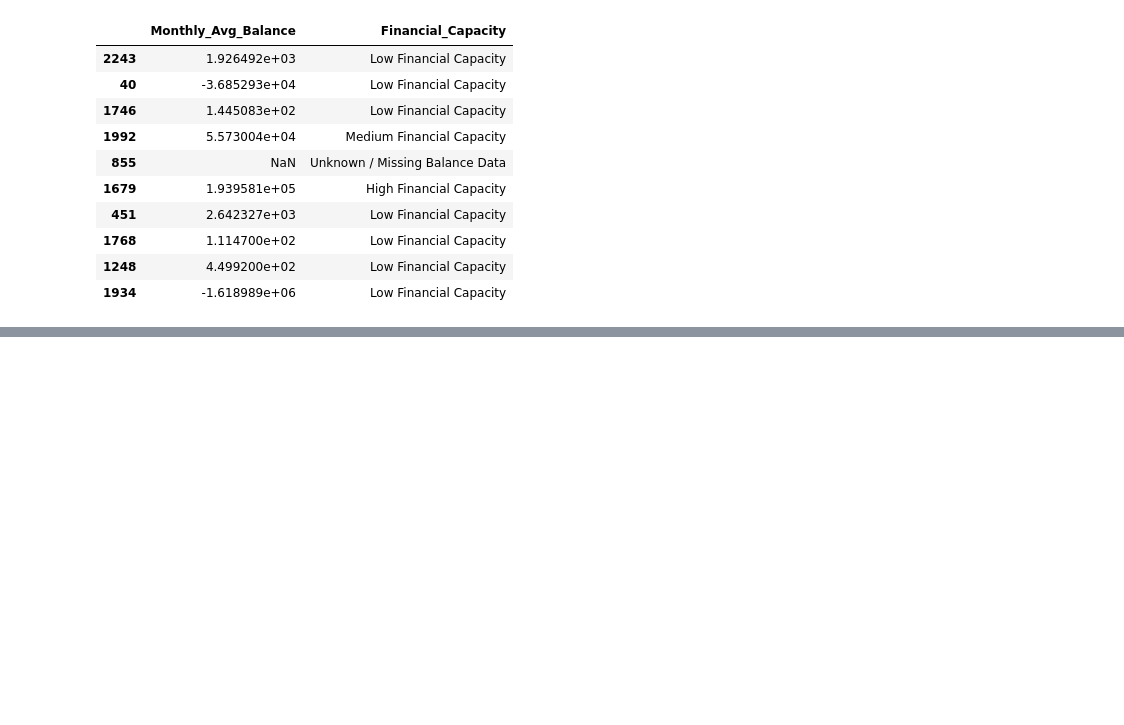
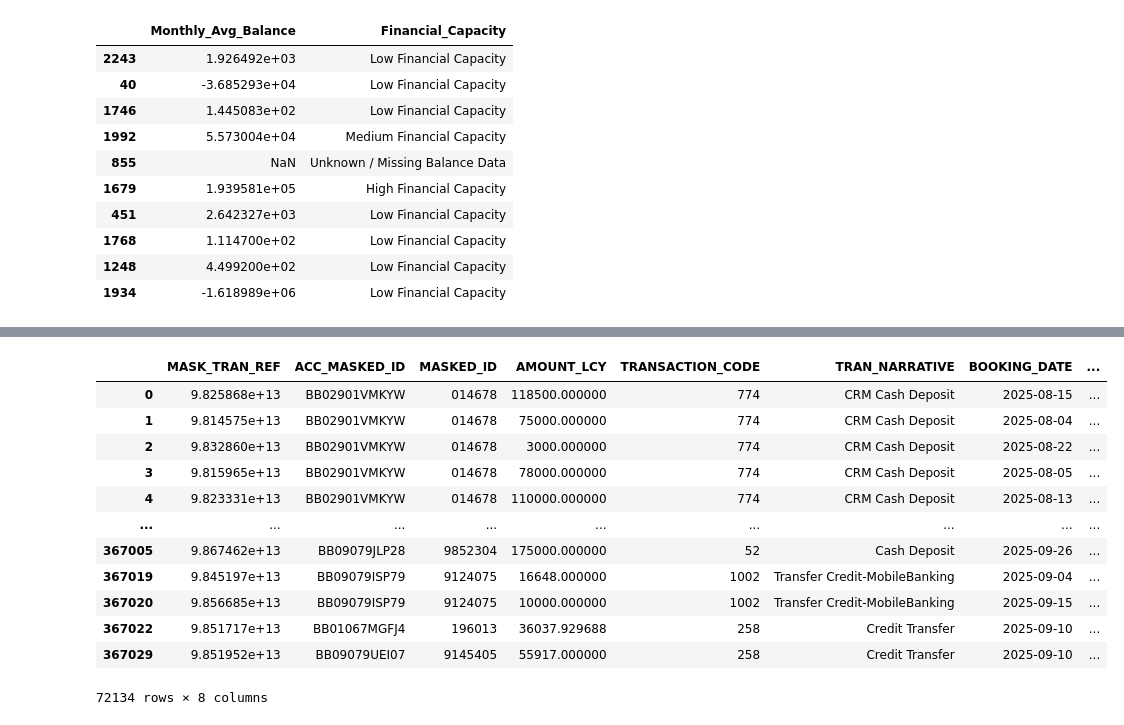
Before and after one commit to Kavindya-1/FYP, a Jupyter notebook: Initial notebook.ipynb, the cells around one changed output, grey strips where cells are left out. Drawn from its saved outputs; the diff is of its cells as text; code cells hidden in the pictures; blank space fills up the shorter version.

```diff
--- a/Initial notebook.ipynb
+++ b/Initial notebook.ipynb
@@ -328,0 +351,5 @@ eligible_cus_df[['Monthly_Avg_Balance', 'Financial_Capacity']].sample(10)
+# %%
+transaction_df['AMOUNT_LCY'] = pd.to_numeric(
+    transaction_df['AMOUNT_LCY'],
+    errors='coerce'
+)
@@ -328,0 +360,4 @@ eligible_cus_df[['Monthly_Avg_Balance', 'Financial_Capacity']].sample(10)
+# %%
+credit_df = transaction_df[
+    transaction_df['AMOUNT_LCY'] > 0
+].copy()
@@ -328,0 +373,20 @@ eligible_cus_df[['Monthly_Avg_Balance', 'Financial_Capacity']].sample(10)
+# %%
+credit_df['Month'] = pd.to_datetime(
+    credit_df['BOOKING_DATE']
+).dt.to_period('M')
+# %%
+credit_df
+# %% [output]
+|  | MASK_TRAN_REF | ACC_MASKED_ID | MASKED_ID | AMOUNT_LCY | TRANSACTION_CODE | TRAN_NARRATIVE | BOOKING_DATE | ... |
+| 0 | 9.825868e+13 | BB02901VMKYW | 014678 | 118500.000000 | 774 | CRM Cash Deposit | 2025-08-15 | ... |
+| 1 | 9.814575e+13 | BB02901VMKYW | 014678 | 75000.000000 | 774 | CRM Cash Deposit | 2025-08-04 | ... |
+| 2 | 9.832860e+13 | BB02901VMKYW | 014678 | 3000.000000 | 774 | CRM Cash Deposit | 2025-08-22 | ... |
+| 3 | 9.815965e+13 | BB02901VMKYW | 014678 | 78000.000000 | 774 | CRM Cash Deposit | 2025-08-05 | ... |
+| 4 | 9.823331e+13 | BB02901VMKYW | 014678 | 110000.000000 | 774 | CRM Cash Deposit | 2025-08-13 | ... |
+| ... | ... | ... | ... | ... | ... | ... | ... | ... |
+| 367005 | 9.867462e+13 | BB09079JLP28 | 9852304 | 175000.000000 | 52 | Cash Deposit | 2025-09-26 | ... |
+| 367019 | 9.845197e+13 | BB09079ISP79 | 9124075 | 16648.000000 | 1002 | Transfer Credit-MobileBanking | 2025-09-04 | ... |
+| 367020 | 9.856685e+13 | BB09079ISP79 | 9124075 | 10000.000000 | 1002 | Transfer Credit-MobileBanking | 2025-09-15 | ... |
+| 367022 | 9.851717e+13 | BB01067MGFJ4 | 196013 | 36037.929688 | 258 | Credit Transfer | 2025-09-10 | ... |
+| 367029 | 9.851952e+13 | BB09079UEI07 | 9145405 | 55917.000000 | 258 | Credit Transfer | 2025-09-10 | ... |
+72134 rows × 8 columns
```
Also changed, not shown: parts of 15 cells of this notebook.
